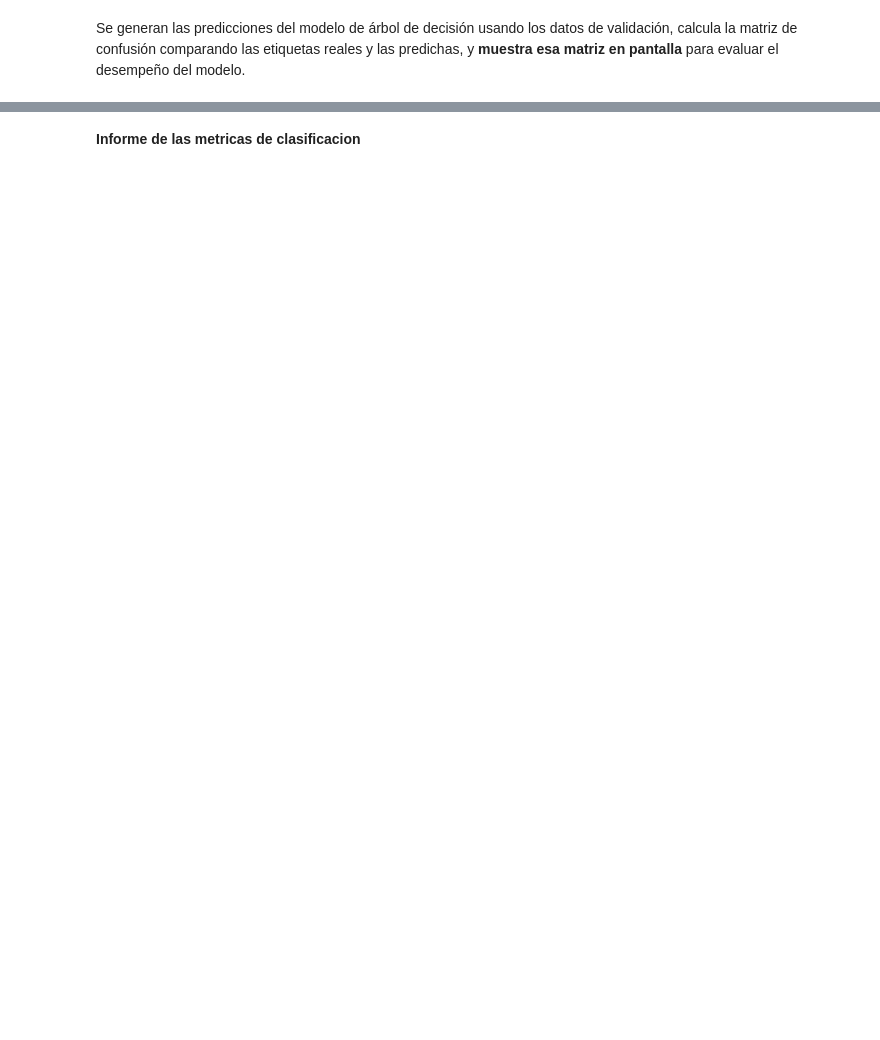
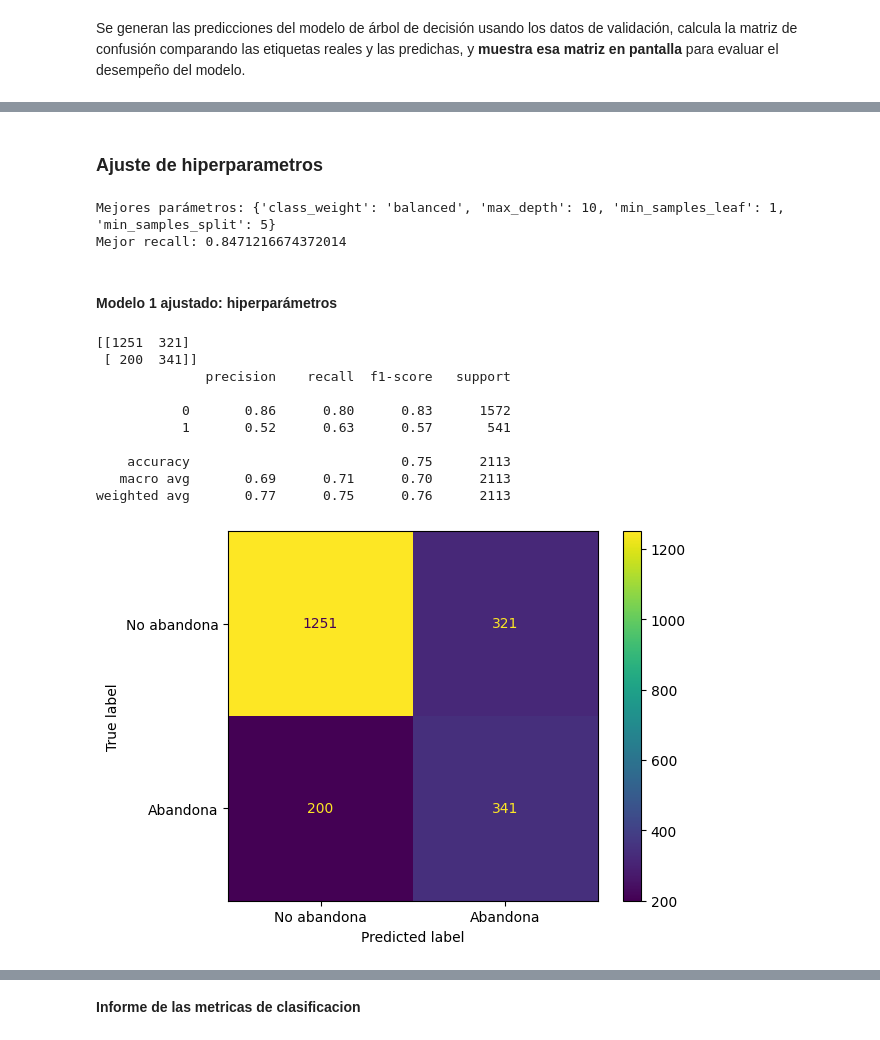
Before and after one commit to dzapatasal/Challenge-Telecom-X-modelo-predictivo, a Jupyter notebook: notebook/churn_clientes_modelado.ipynb, the cells around one changed output, grey strips where cells are left out. Drawn from its saved outputs; the diff is of its cells as text; code cells hidden in the pictures; blank space fills up the shorter version.

```diff
--- a/notebook/churn_clientes_modelado.ipynb
+++ b/notebook/churn_clientes_modelado.ipynb
@@ -250,7 +265,7 @@ oversampling = SMOTE()
 
 # Aplica SMOTE para balancear las clases en X (variables predictoras) e y (variable objetivo)
 # x_balanceada y y_balanceada contienen los datos balanceados listos para el modelado
-x_balanceada, y_balanceada = oversampling.fit_resample(X,y)
+x_balanceada, y_balanceada = oversampling.fit_resample(X_train,y_train)
 # %% [markdown]
 proporción de cada clase (abandono / no abandono) en el vector `y_balanceada` después de aplicar SMOTE.
 # %%
@@ -455,0 +503,58 @@ visualizacion.plot();
+# %% [markdown]
+### Ajuste de hiperparametros
+# %%
+from sklearn.model_selection import GridSearchCV
+
+param_grid = {
+    'max_depth': [3, 5, 7, 10],
+    'min_samples_split': [2, 5, 10],
+    'min_samples_leaf': [1, 2, 4],
+    'class_weight': [None, 'balanced']
+}
+
+grid = GridSearchCV(DecisionTreeClassifier(random_state=777), param_grid, scoring='recall', cv=5)
+grid.fit(x_balanceada, y_balanceada)
+
+print("Mejores parámetros:", grid.best_params_)
+print("Mejor recall:", grid.best_score_)
+# %% [output]
+Mejores parámetros: {'class_weight': 'balanced', 'max_depth': 10, 'min_samples_leaf': 1, 'min_samples_split': 5}
+Mejor recall: 0.8471216674372014
+# %% [markdown]
+#### Modelo 1 ajustado: hiperparámetros
+# %%
+# Entrena el modelo con los mejores hiperparámetros encontrados
+mejor_modelo = DecisionTreeClassifier(
+    class_weight='balanced',
+    max_depth=10,
+    min_samples_leaf=1,
+    min_samples_split=5,
+    random_state=777
+)
+mejor_modelo.fit(x_balanceada, y_balanceada)
+
+# Predice en el set de prueba
+y_pred_mejor = mejor_modelo.predict(X_test)
+
+# Evalúa el desempeño
+from sklearn.metrics import confusion_matrix, ConfusionMatrixDisplay, classification_report
+
+matriz_confusion = confusion_matrix(y_test, y_pred_mejor)
+print(matriz_confusion)
+print(classification_report(y_test, y_pred_mejor))
+
+# Visualiza la matriz de confusión
+visualizacion = ConfusionMatrixDisplay(confusion_matrix=matriz_confusion, display_labels=['No abandona', 'Abandona'])
+visualizacion.plot();
+# %% [output]
+[[1251  321]
+ [ 200  341]]
+              precision    recall  f1-score   support
+
+           0       0.86      0.80      0.83      1572
+           1       0.52      0.63      0.57       541
+
+    accuracy                           0.75      2113
+   macro avg       0.69      0.71      0.70      2113
+weighted avg       0.77      0.75      0.76      2113
+[figure, added]
```
Also changed, not shown: parts of 58 cells of this notebook.
